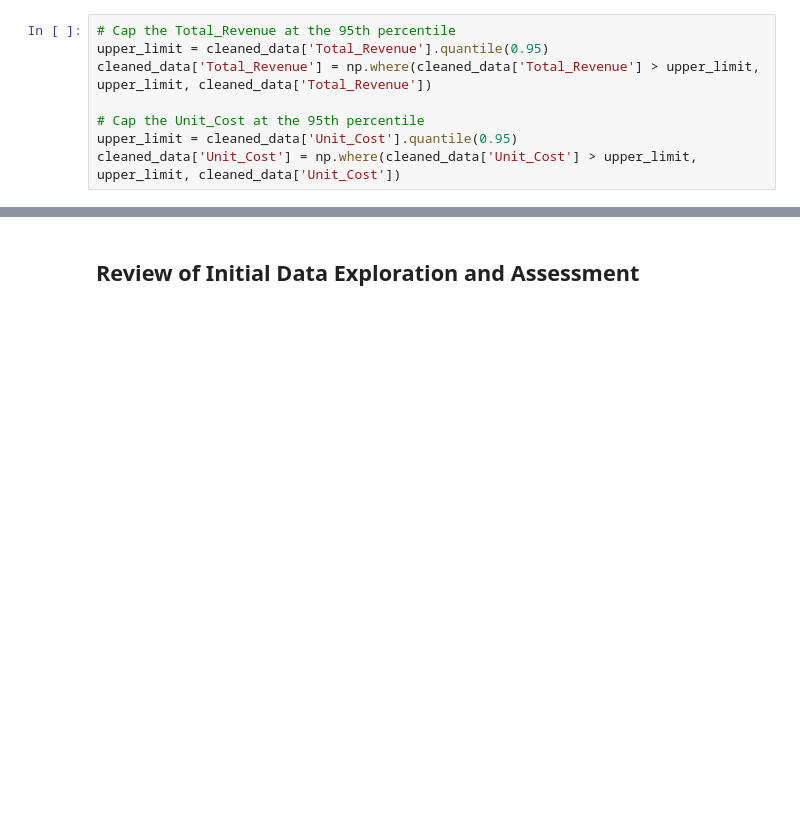
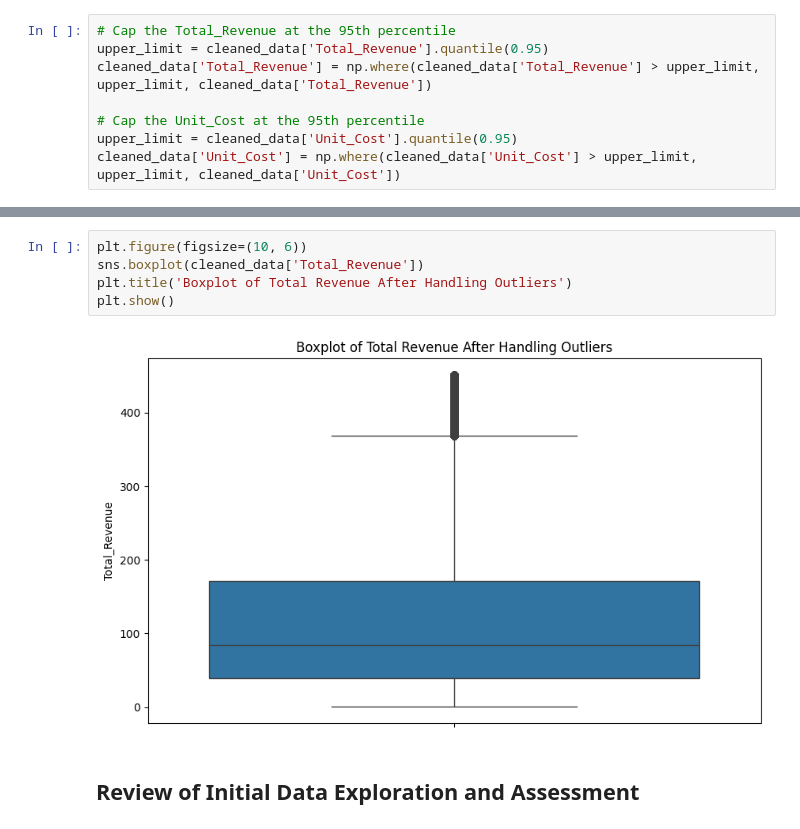
Before and after one commit to sheldonkemper/portfolio, a Jupyter notebook: KEMPER_SHELDON_CAM_C101_Week_6_Mini-project.ipynb, the cells around one changed output, grey strips where cells are left out. Saved outputs shown, nothing was run; the diff lists cells and outputs as text; blank space fills up the shorter version.

```diff
--- a/KEMPER_SHELDON_CAM_C101_Week_6_Mini-project.ipynb
+++ b/KEMPER_SHELDON_CAM_C101_Week_6_Mini-project.ipynb
@@ -1192,3 +1199,10 @@ cleaned_data['Unit_Cost'] = np.where(cleaned_data['Unit_Cost'] > upper_limit, up
+# %%
+plt.figure(figsize=(10, 6))
+sns.boxplot(cleaned_data['Total_Revenue'])
+plt.title('Boxplot of Total Revenue After Handling Outliers')
+plt.show()
+# %% [output]
+[figure, added]
 # %% [markdown]
 ## Review of Initial Data Exploration and Assessment
 # %% [markdown]
```
Also changed, not shown: parts of 9 cells of this notebook.
